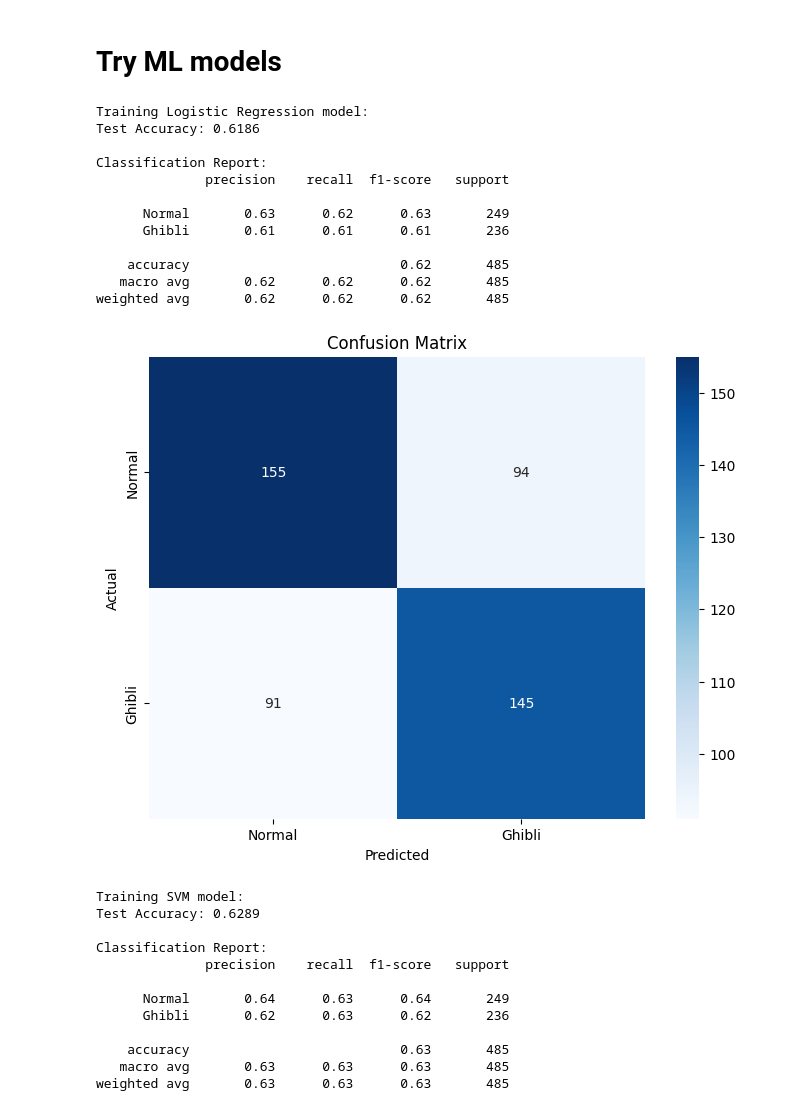
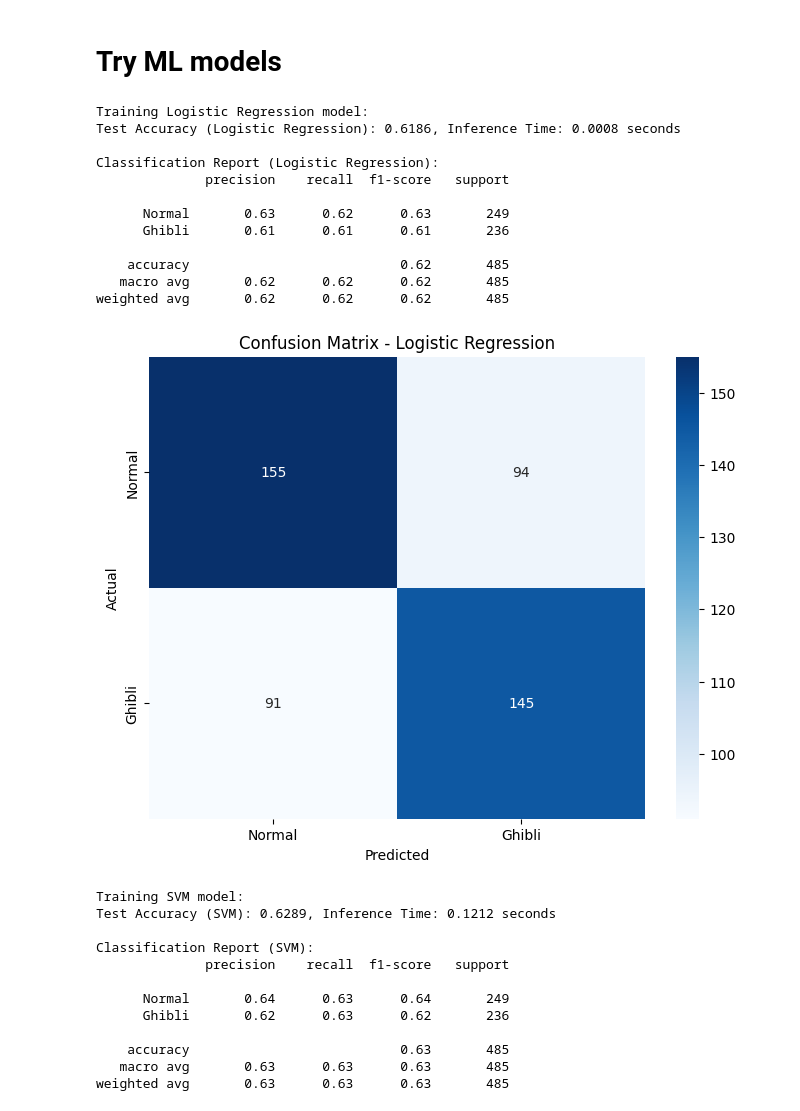
Before and after one commit to Nikshay-Jain/Sticker-Studio, a Jupyter notebook: scripts/Ghibli_Normal_Classifier.ipynb, the cells around one changed output. Saved outputs shown, nothing was run; the diff lists cells and outputs as text; code cells hidden in the pictures.

Commit message:
Compared models

```diff
--- a/scripts/Ghibli_Normal_Classifier.ipynb
+++ b/scripts/Ghibli_Normal_Classifier.ipynb
@@ -304,14 +311,6 @@ weighted avg       0.92      0.92      0.92       485
 [figure]
 WARNING:absl:You are saving your model as an HDF5 file via `model.save()` or `keras.saving.save_model(model)`. This file format is considered legacy. We recommend using instead the native Keras format ...
 Trained model saved as Inception_ghibli_normal.h5
-# %%
-# Load the best model
-try:
-    model = load_model('<name>.h5')
-    print("Trained model loaded successfully.")
-except FileNotFoundError:
-    print("Error: The model file was not found. Make sure the model is saved in the same directory or provide the correct path.")
-    model = None
 # %%
 # Define the filenames of your models
 model_filenames = [
@@ -550,43 +542,47 @@ features_train, features_test, labels_train, labels_test = train_test_split(
     features, labels, test_size=0.2, random_state=42, stratify=labels
 )
 # %%
-# Train a Logistic Regression model
+model_names = []
+test_accuracies = []
+inference_times = []
+
+# Train and evaluate Logistic Regression model
 print("\nTraining Logistic Regression model:")
 logistic_regression_model = train_ml_model(features_train, labels_train, model_type='logistic_regression')
-evaluate_ml_model(logistic_regression_model, features_test, labels_test)
+evaluate_ml_model(logistic_regression_model, features_test, labels_test, 'Logistic Regression', test_accuracies, inference_times, model_names)
 
-# Train an SVM model
+# Train and evaluate SVM model
 print("\nTraining SVM model:")
 svm_model = train_ml_model(features_train, labels_train, model_type='svm')
-evaluate_ml_model(svm_model, features_test, labels_test)
+evaluate_ml_model(svm_model, features_test, labels_test, 'SVM', test_accuracies, inference_times, model_names)
 
-# Train a Random Forest model
+# Train and evaluate Random Forest model
 print("\nTraining Random Forest model:")
 random_forest_model = train_ml_model(features_train, labels_train, model_type='random_forest')
-evaluate_ml_model(random_forest_model, features_test, labels_test)
+evaluate_ml_model(random_forest_model, features_test, labels_test, 'Random Forest', test_accuracies, inference_times, model_names)
 
-# Train an XGBoost model
+# Train and evaluate XGBoost model
 print("\nTraining XGBoost model:")
 xgboost_model = train_ml_model(features_train, labels_train, model_type='xgboost')
-evaluate_ml_model(xgboost_model, features_test, labels_test)
+evaluate_ml_model(xgboost_model, features_test, labels_test, 'XGBoost', test_accuracies, inference_times, model_names)
 # %% [output]
 Training Logistic Regression model:
-Test Accuracy: 0.6186
+Test Accuracy (Logistic Regression): 0.6186, Inference Time: 0.0008 seconds
 
-Classification Report:
+Classification Report (Logistic Regression):
               precision    recall  f1-score   support
 
       Normal       0.63      0.62      0.63       249
       Ghibli       0.61      0.61      0.61       236
 
     accuracy                           0.62       485
    macro avg       0.62      0.62      0.62       485
 weighted avg       0.62      0.62      0.62       485
-[figure, old version]
+[figure, new version]
 Training SVM model:
-Test Accuracy: 0.6289
+Test Accuracy (SVM): 0.6289, Inference Time: 0.1212 seconds
 
-Classification Report:
+Classification Report (SVM):
               precision    recall  f1-score   support
 
       Normal       0.64      0.63      0.64       249
```
Also changed, not shown: parts of 11 cells of this notebook, 3 other files.
